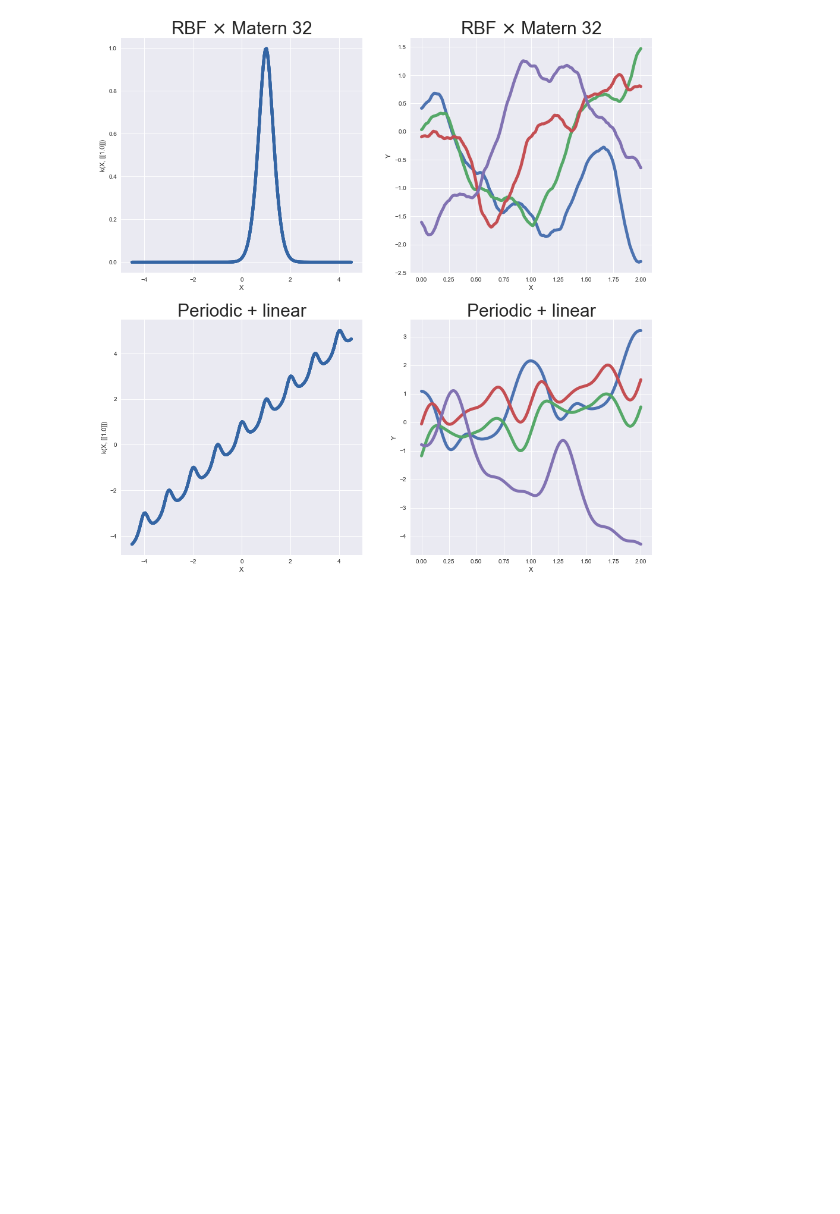
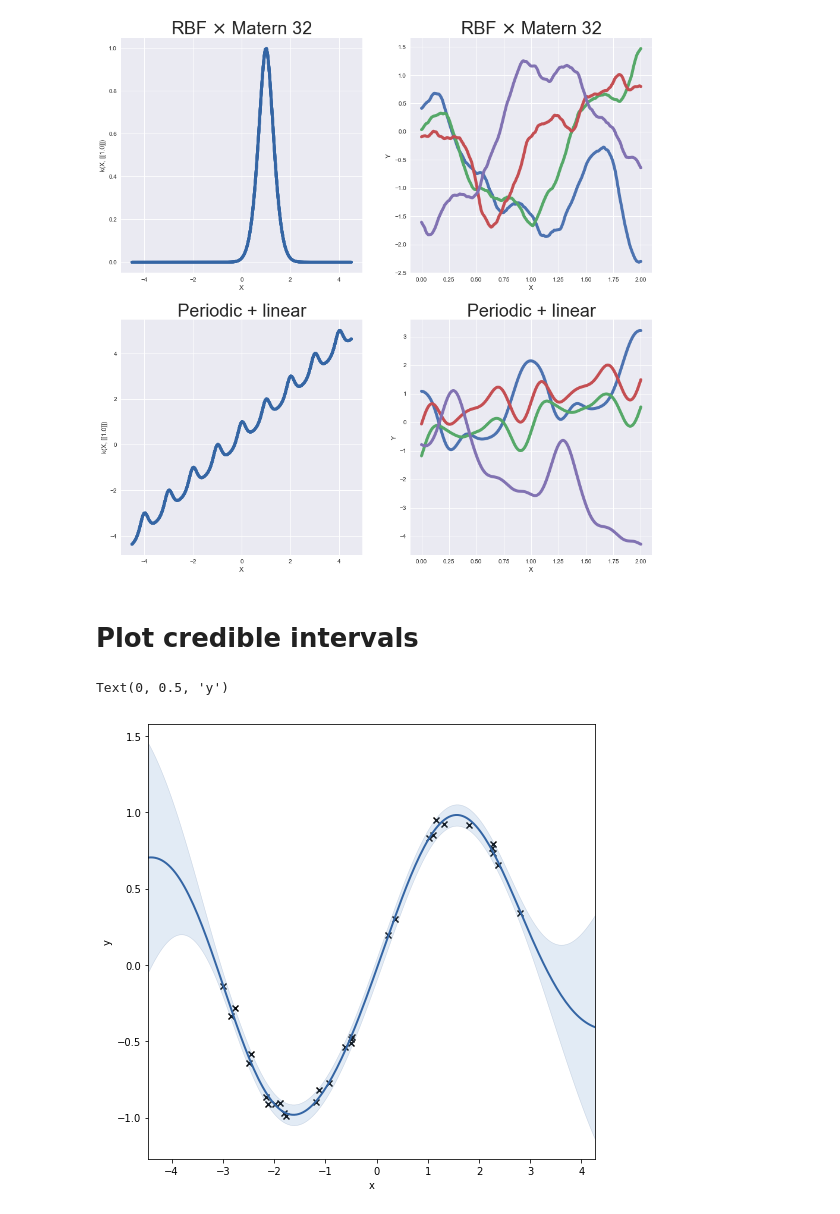
Before and after one commit to SebastianCallh/master-thesis, a Jupyter notebook: model/plotting.ipynb, the cells around one changed output. Saved outputs shown, nothing was run; the diff lists cells and outputs as text; code cells hidden in the pictures; blank space fills up the shorter version.

```diff
--- a/model/plotting.ipynb
+++ b/model/plotting.ipynb
@@ -100,3 +100,36 @@ for i, (k, title) in enumerate(kernels):
 save_figure(fig, 'compound-kernels.pdf')
 # %% [output]
 [figure]
+# %% [markdown]
+# Plot credible intervals
+# %%
+import GPy
+import numpy as np
+from IPython.display import display
+from plotting import plot_grid
+np.random.seed(1)
+
+X = np.random.uniform(-3.,3.,(30,1))
+Y = np.sin(X) + np.random.randn(30,1)*0.05
+kernel = GPy.kern.RBF(input_dim=1, variance=2., lengthscale=1.)
+m = GPy.models.GPRegression(X,Y,kernel)
+fig, axs = plot_grid(
+    1, 1
+)
+
+m.likelihood.variance = 0.001
+m.likelihood.variance.fix()
+m.optimize()
+m.plot(ax=axs, legend=False)
+import matplotlib.patches as mpatches
+import matplotlib.pyplot as plt
+
+#x = mpatches.Patch(color='black', label='Data')
+#x2 = mpatches.Patch(color='blue', label='Mean')
+#plt.legend(handles=[x,x2])
+
+axs.set_xlabel('x')
+axs.set_ylabel('y')
+# %% [output]
+Text(0, 0.5, 'y')
+[figure, added]
```
Also changed, not shown: 13 other files.
